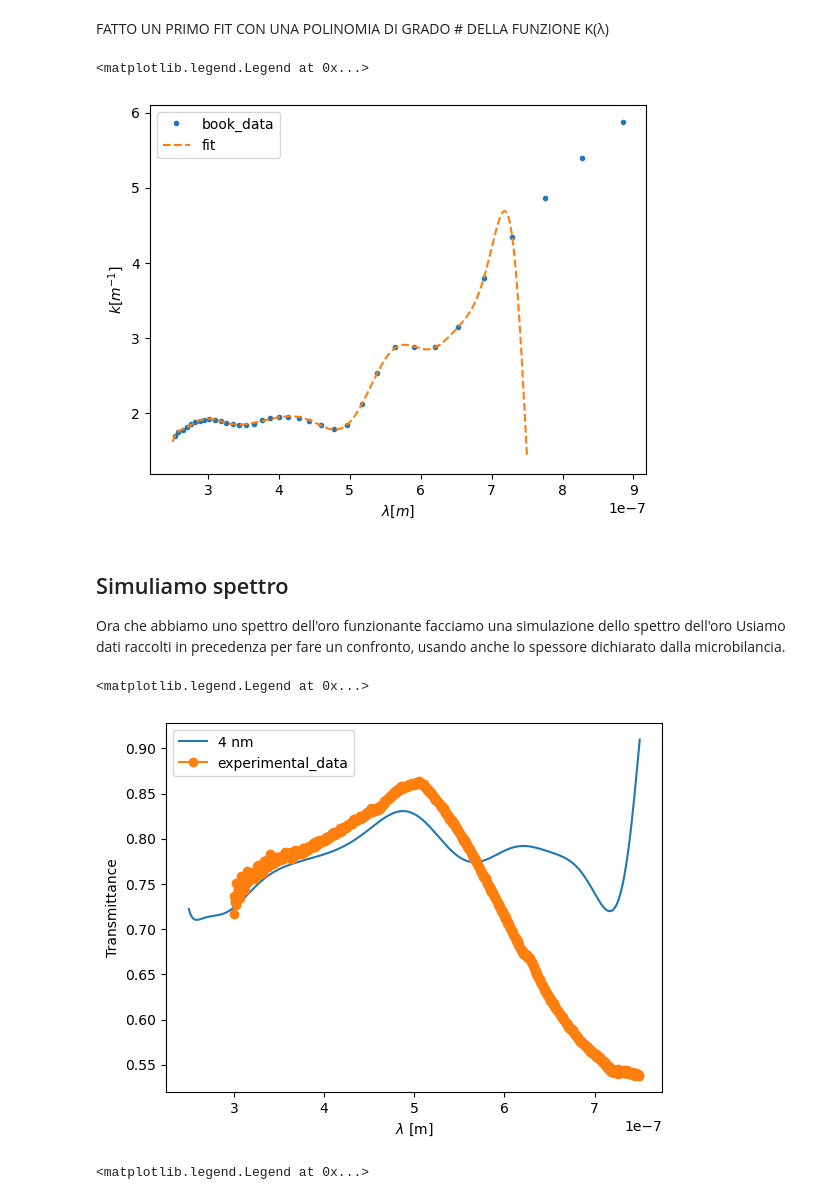
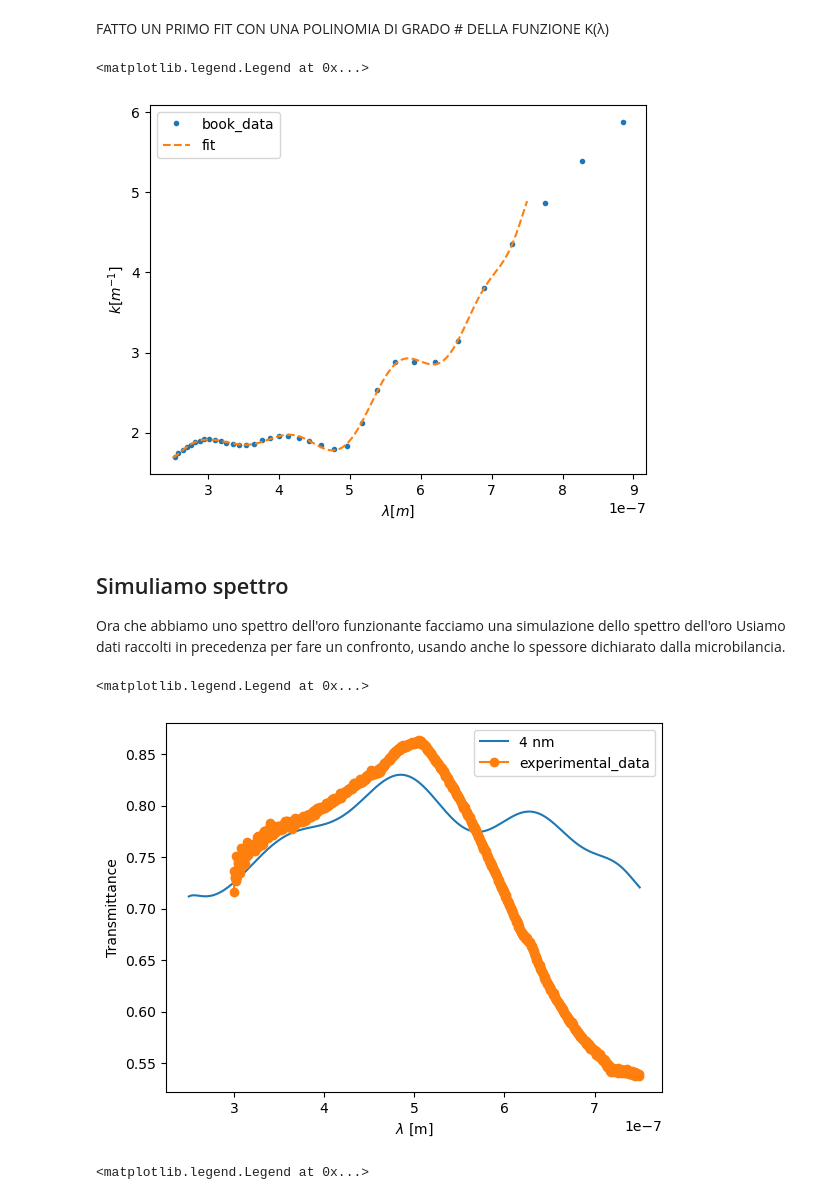
Before and after one commit to RandDouble/lab_mat, a Jupyter notebook: fit_lab.ipynb, the cells around one changed output. Saved outputs shown, nothing was run; the diff lists cells and outputs as text; code cells hidden in the pictures.

```diff
--- a/fit_lab.ipynb
+++ b/fit_lab.ipynb
@@ -57,21 +57,21 @@ plt.legend()
 # %% [markdown]
 FATTO UN PRIMO FIT CON UNA POLINOMIA DI GRADO # DELLA FUNZIONE K(λ)
 # %%
-filter = (palik["lambda_corrected"] < 900e-9) & (palik["lambda_corrected"] > 250e-9)
-coeff = np.polyfit(palik[filter]["lambda_corrected"], palik[filter]["k_corrected"], deg=26)
+filter = (palik["lambda_corrected"]<900e-9) & (palik["lambda_corrected"] > 250e-9)
+coeff= np.polyfit(palik[filter]["lambda_corrected"], palik[filter]["k_corrected"], deg=23)
 fun = np.poly1d(coeff)
 
 # x = palik[filter]["lambda_corrected"]
 x = np.linspace(250e-9, 750e-9, 500)
 
 plt.plot("lambda_corrected", "k_corrected", ".", data=palik[filter], label="book_data")
 plt.plot(x, fun(x), "--", label="fit")
 plt.xlabel(r"$\lambda [m]$")
 plt.ylabel(r"$k [m^{-1}]$")
 plt.legend()
 # %% [output]
 <matplotlib.legend.Legend at 0x...>
-[figure, old version]
+[figure, new version]
 # %% [markdown]
 ## Simuliamo spettro
 
@@ -110,7 +110,7 @@ plt.ylabel("Transmittance")
 plt.legend()
 # %% [output]
 <matplotlib.legend.Legend at 0x...>
-[figure, old version]
+[figure, new version]
 # %%
 ## Testing a New Numpy Class for fitting a Polynomial Series
 #
```
